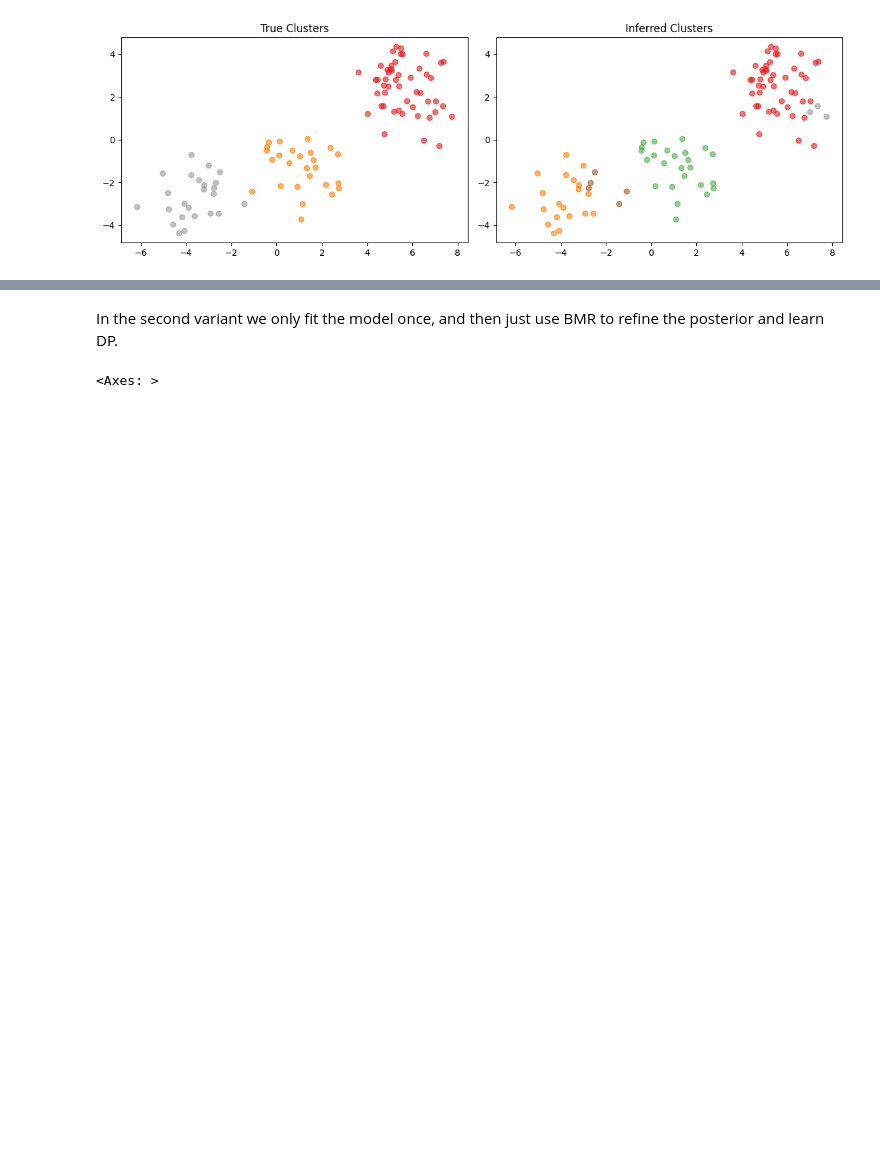
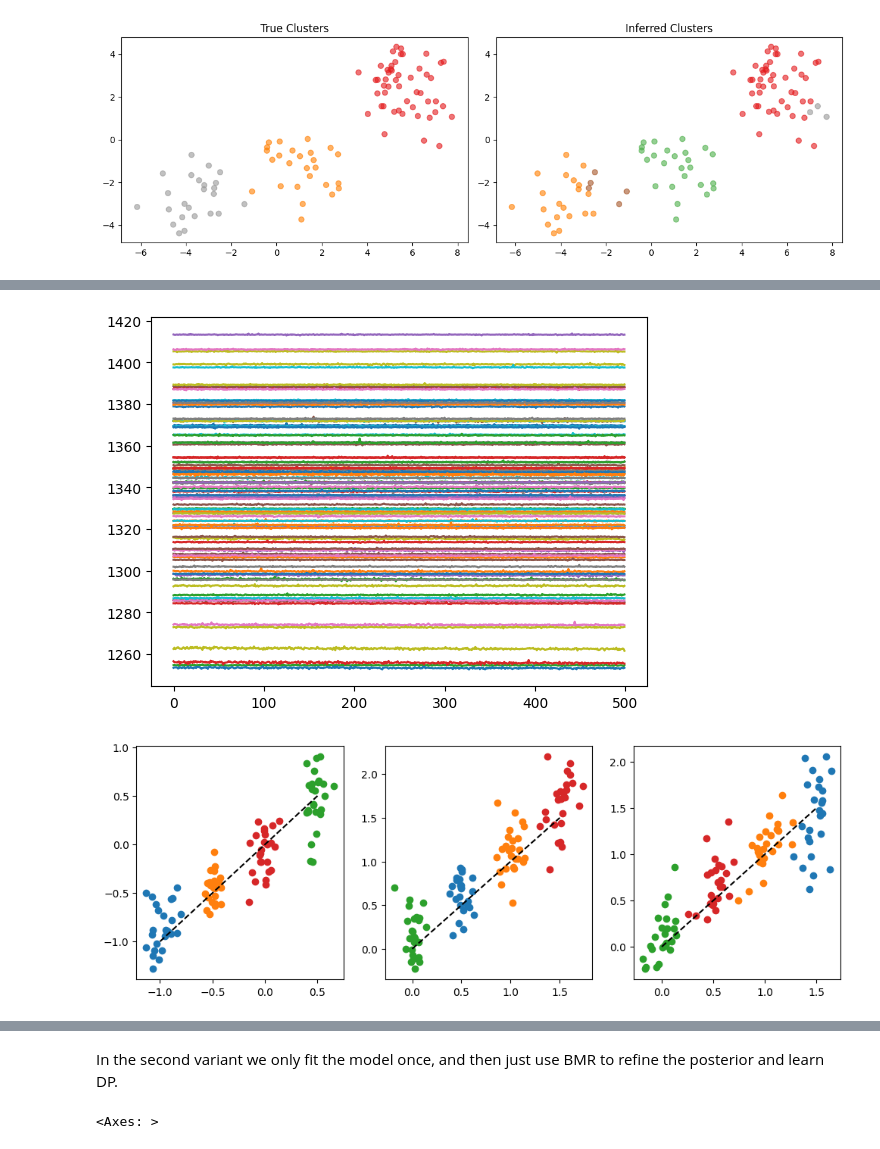
Before and after one commit to dimarkov/pybefit, a Jupyter notebook: examples/dp_priors/dp_priors_for_agents.ipynb, the cells around one changed output, grey strips where cells are left out. Drawn from its saved outputs; the diff is of its cells as text; code cells hidden in the pictures; blank space fills up the shorter version.

```diff
--- a/examples/dp_priors/dp_priors_for_agents.ipynb
+++ b/examples/dp_priors/dp_priors_for_agents.ipynb
@@ -421,37 +426,57 @@ def log_likelihood(key, data, hyperparams):
     opts_svi.update(
         {
             "seed": key[0],
-            "iter_steps": 1000,
-            "optim_kwargs": {"learning_rate": 0.01},
+            "iter_steps": 2500,
+            "optim_kwargs": {"learning_rate": 0.001},
             "svi_kwargs": {"progress_bar": False, "stable_update": True},
         }
     )
 
     gen_model = make_model_and_sample(key, hyperparams, 1, return_model=True)
     posterior = Guide(Posterior(num_params, 1, backend="numpyro"))
 
     samples, svi, results = run_svi(gen_model, posterior, measurments, opts=opts_svi)
 
     return results
 
 
 data = {
     "outcomes": jnp.moveaxis(prior_predictive_sample["outcomes"], 0, -2).reshape(
         blocks, trials, 1, -1
     ),
     "responses": np.moveaxis(prior_predictive_sample["responses"], 0, -2).reshape(
         blocks, trials, 1, -1
     ),
 }
 
 
 def get_marginal_ll(key, hyperparams, data):
     keys = jr.split(key, num_agents)
     results = vmap(log_likelihood, in_axes=(0, -1, None))(keys, data, hyperparams)
     return results
 
 
-# results = get_marginal_ll(key, hyperparams, data)
+hyperparams = {
+    "loc": jnp.array([0.0, 2.0, 3.0]),
+    "precision_matrix": jnp.eye(num_params) / 4,
+}
+key, _key = jr.split(key)
+results = get_marginal_ll(_key, hyperparams, data)
+
+plt.plot(results.losses.mT[-500:])
+
+fig, axes = plt.subplots(1, 3, figsize=(12, 4))
+
+locs = results.params["loc"].reshape(4, 25, num_params)
+
+for i in range(3):
+    for j in range(4):
+        axes[i].scatter(prior_predictive_sample["z"][j, 0, :, i], locs[j, :, i])
+    vals = [loc[:, i].min(), loc[:, i].max()]
+    axes[i].plot(vals, vals, "k--")
+# %% [output]
+[figure, added]
+[figure, added]
 # %%
 alpha = 1
 N = 100
```
Also changed, not shown: parts of 9 cells of this notebook, 2 other files.
